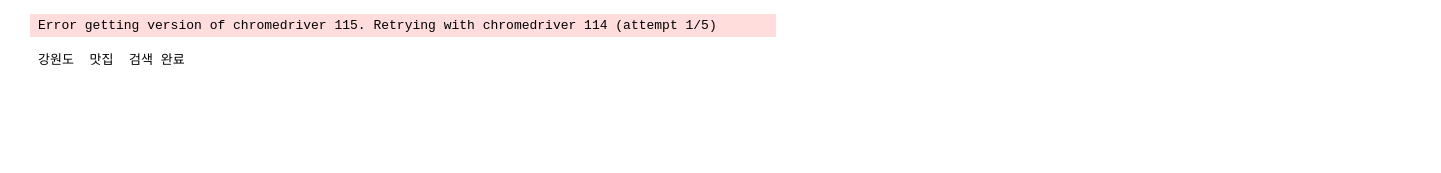
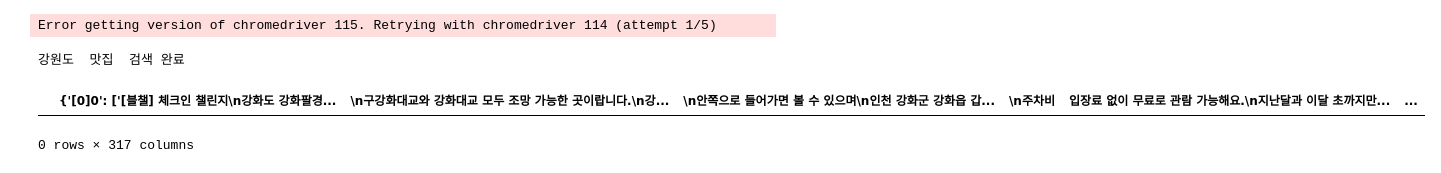
Before and after one commit to sim5132004/final, a Jupyter notebook: 03_심성보/Untitled.ipynb, the cells around one changed output. Saved outputs shown, nothing was run; the diff lists cells and outputs as text; code cells hidden in the pictures; blank space fills up the shorter version.

```diff
--- a/03_심성보/Untitled.ipynb
+++ b/03_심성보/Untitled.ipynb
@@ -49,0 +52,7 @@ Error getting version of chromedriver 115. Retrying with chromedriver 114 (attem
+# %%
+dataxz= pd.read_csv('data.txt', encoding='utf-8')
+# %%
+dataxz
+# %% [output]
+|  | {'[0]0': ['[블챌] 체크인 챌린지\n강화도 강화팔경... | \n구강화대교와 강화대교 모두 조망 가능한 곳이랍니다.\n강... | \n안쪽으로 들어가면 볼 수 있으며\n인천 강화군 강화읍 갑... | \n주차비 | 입장료 없이 무료로 관람 가능해요.\n지난달과 이달 초까지만... | ... |
+0 rows × 317 columns
```
Also changed, not shown: parts of 1 cell of this notebook, 6 other files.
